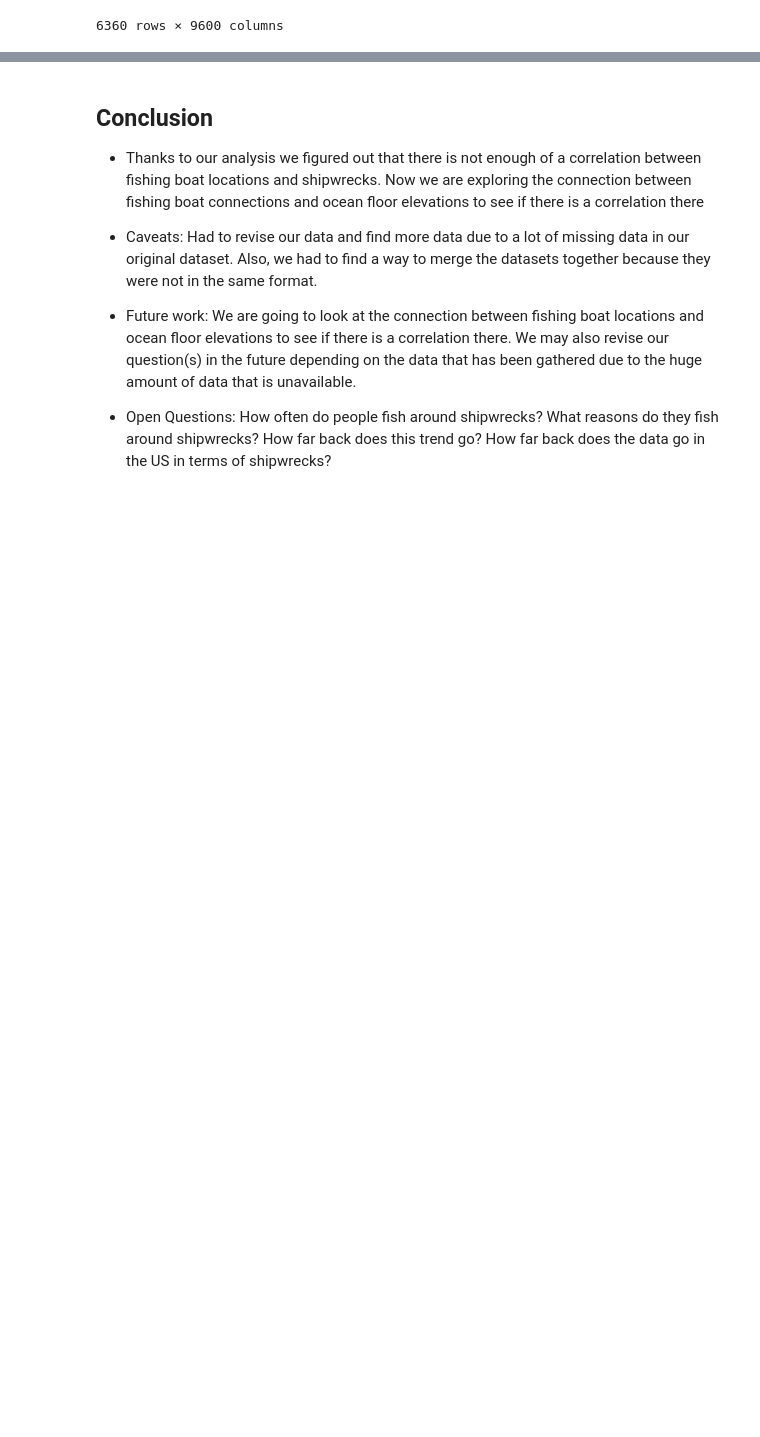
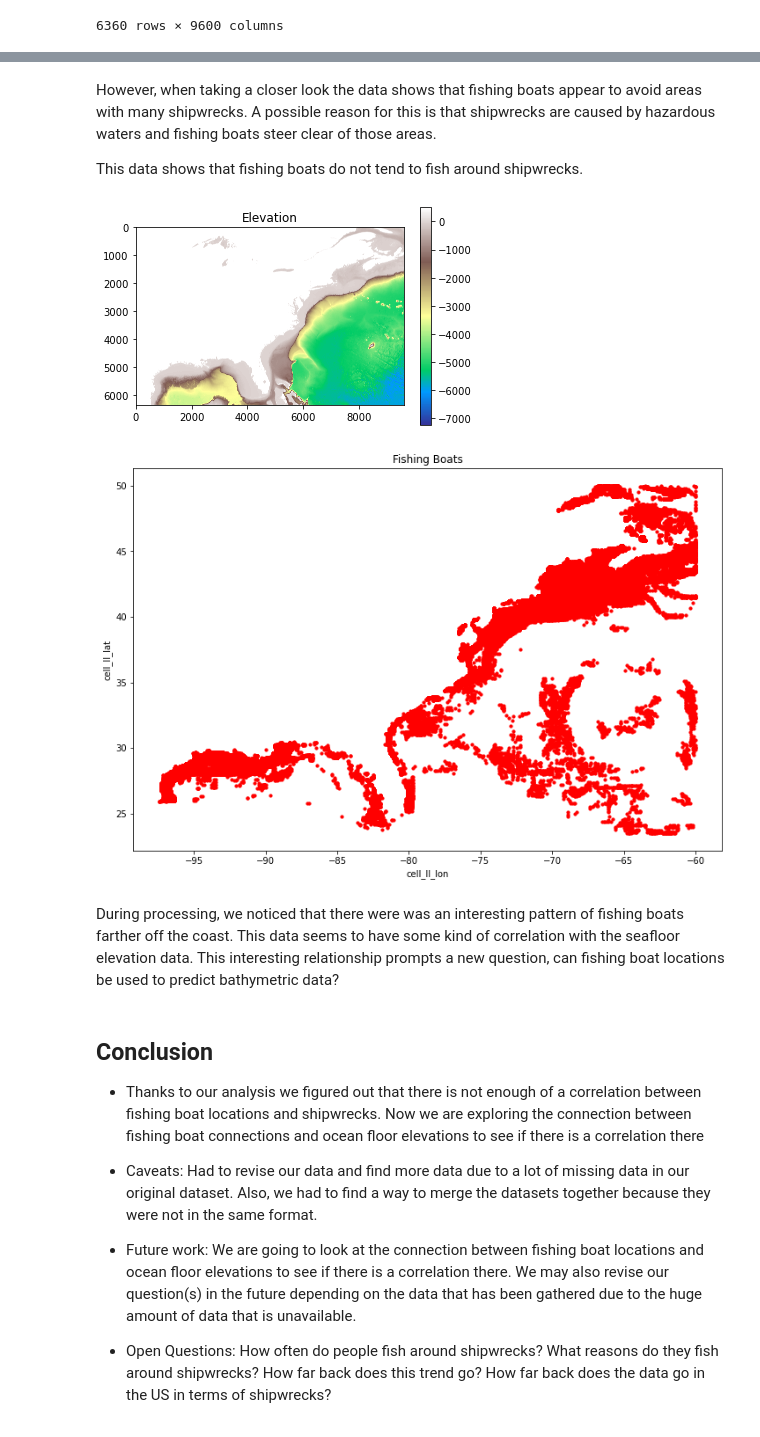
Before and after one commit to WillySwain/Fishwrecks, a Jupyter notebook: Project2.ipynb, the cells around one changed output, grey strips where cells are left out. Saved outputs shown, nothing was run; the diff lists cells and outputs as text; code cells hidden in the pictures; blank space fills up the shorter version.

```diff
--- a/Project2.ipynb
+++ b/Project2.ipynb
@@ -131,3 +154,18 @@ more markdown here
+# %% [markdown]
+However, when taking a closer look the data shows that fishing boats appear to avoid areas with many shipwrecks. A possible reason for this is that shipwrecks are caused by hazardous waters and fishing boats steer clear of those areas.
+
+This data shows that fishing boats do not tend to fish around shipwrecks.
+# %%
+import matplotlib
+plot = matplotlib.pyplot.imshow(depth_df, cmap="terrain")
+matplotlib.pyplot.title("Elevation")
+plot.figure.colorbar(plot)
+axes = vessels_df.plot.scatter(x='cell_ll_lon',y='cell_ll_lat',vmin=0,vmax=6,s=10,color="red",figsize=(12,8), alpha=1,sharex=False,title="Fishing Boats")
+# %% [output]
+[figure, added]
+[figure, added]
+# %% [markdown]
+During processing, we noticed that there were was an interesting pattern of fishing boats farther off the coast. This data seems to have some kind of correlation with the seafloor elevation data. This interesting relationship prompts a new question, can fishing boat locations be used to predict bathymetric data?
 # %% [markdown]
 ## Conclusion
 
```
Also changed, not shown: parts of 8 cells of this notebook.
